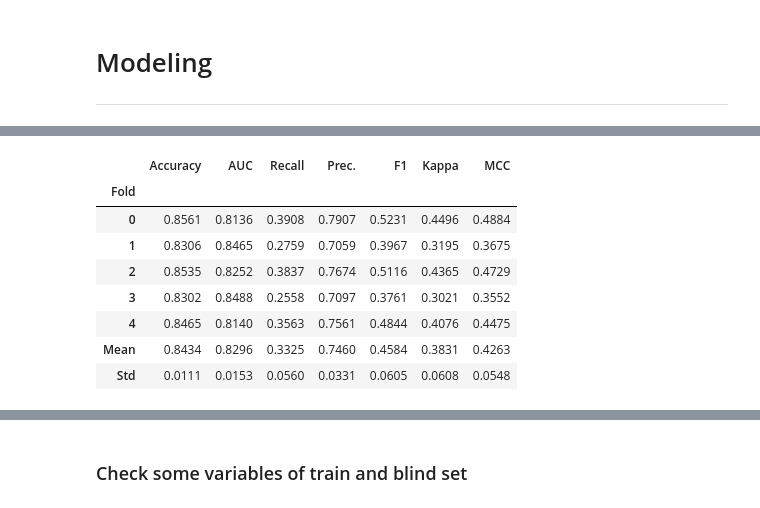
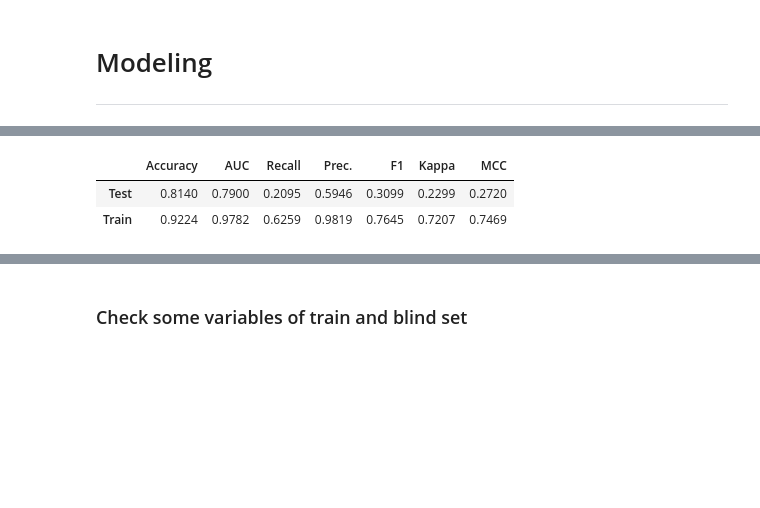
Before and after one commit to s-masrur/cbi_scoring_original, a Jupyter notebook: modelling_non_synthetic.ipynb, the cells around one changed output, grey strips where cells are left out. Cells and saved outputs as stored; diff of their text form; code cells hidden in the pictures; blank space fills up the shorter version.

```diff
--- a/modelling_non_synthetic.ipynb
+++ b/modelling_non_synthetic.ipynb
@@ -309,20 +320,15 @@ best = exp.compare_models(sort = 'AUC', include = ['rf', 'gbc', 'catboost'])
 # %%
 # train catboost
 trained_model_catboost = exp.create_model(
     estimator='catboost',
     iterations=1000,
-    learning_rate=0.01,
-    fold=5
+    learning_rate=0.015,
+    cross_validation=False,
+    return_train_score=True
 )
 # %% [output]
 [interactive output not drawn]
 |  | Accuracy | AUC | Recall | Prec. | F1 | Kappa | MCC |
-| Fold |  |  |  |  |  |  |  |
-| 0 | 0.8561 | 0.8136 | 0.3908 | 0.7907 | 0.5231 | 0.4496 | 0.4884 |
-| 1 | 0.8306 | 0.8465 | 0.2759 | 0.7059 | 0.3967 | 0.3195 | 0.3675 |
-| 2 | 0.8535 | 0.8252 | 0.3837 | 0.7674 | 0.5116 | 0.4365 | 0.4729 |
-| 3 | 0.8302 | 0.8488 | 0.2558 | 0.7097 | 0.3761 | 0.3021 | 0.3552 |
-| 4 | 0.8465 | 0.8140 | 0.3563 | 0.7561 | 0.4844 | 0.4076 | 0.4475 |
-| Mean | 0.8434 | 0.8296 | 0.3325 | 0.7460 | 0.4584 | 0.3831 | 0.4263 |
-| Std | 0.0111 | 0.0153 | 0.0560 | 0.0331 | 0.0605 | 0.0608 | 0.0548 |
+| Test | 0.8140 | 0.7900 | 0.2095 | 0.5946 | 0.3099 | 0.2299 | 0.2720 |
+| Train | 0.9224 | 0.9782 | 0.6259 | 0.9819 | 0.7645 | 0.7207 | 0.7469 |
 # %%
```
Also changed, not shown: parts of 42 cells of this notebook.
